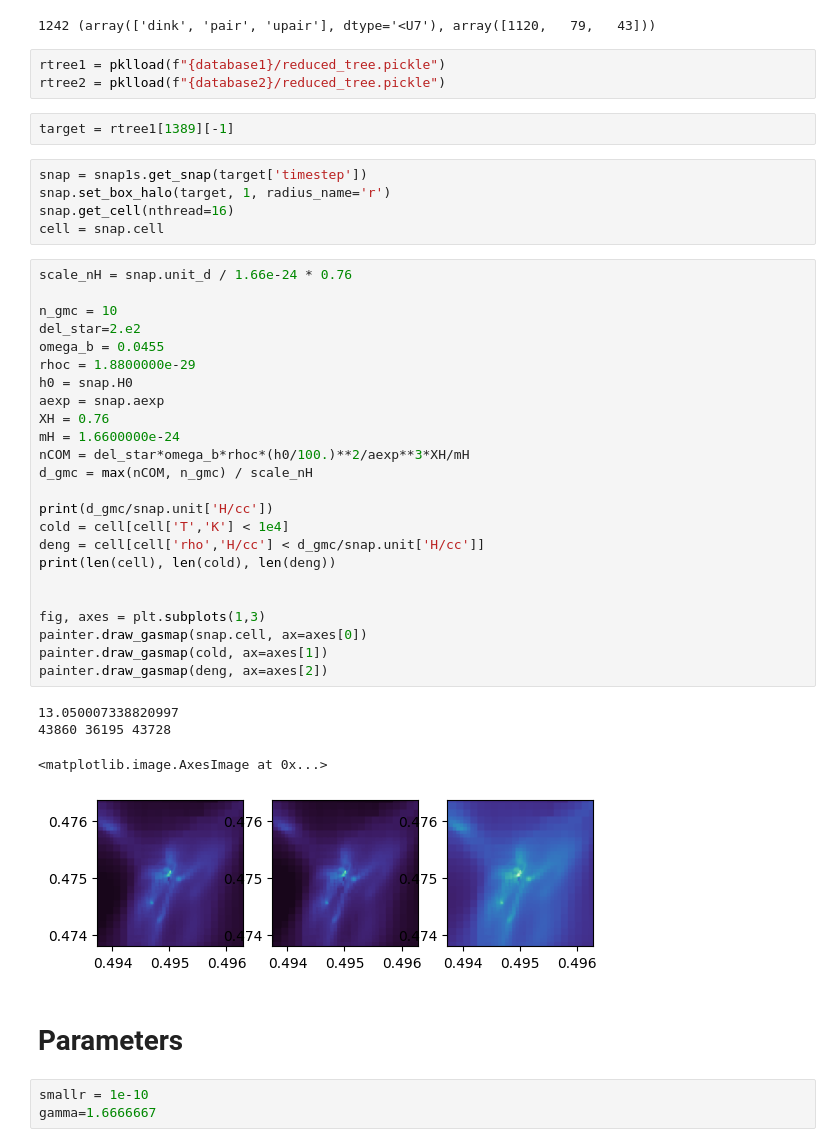
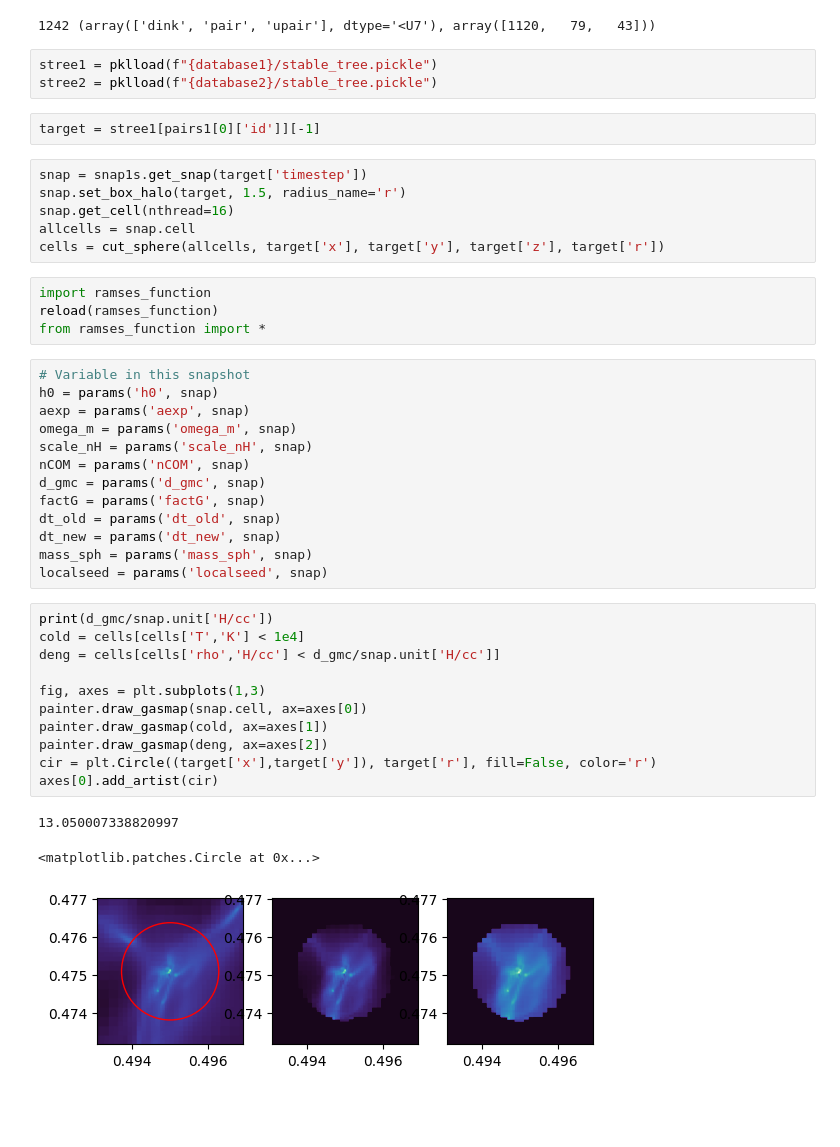
Before and after one commit to syj3514/MissingSat, a Jupyter notebook: 07_starformation.ipynb, the cells around one changed output. Cells and saved outputs as stored; diff of their text form; blank space fills up the shorter version.

```diff
--- a/07_starformation.ipynb
+++ b/07_starformation.ipynb
@@ -130,46 +130,45 @@ print(len(allsubs2), np.unique(states2, return_counts=True))
 # %% [output]
 1242 (array(['dink', 'pair', 'upair'], dtype='<U7'), array([1120,   79,   43]))
 # %%
-rtree1 = pklload(f"{database1}/reduced_tree.pickle")
-rtree2 = pklload(f"{database2}/reduced_tree.pickle")
+stree1 = pklload(f"{database1}/stable_tree.pickle")
+stree2 = pklload(f"{database2}/stable_tree.pickle")
-# %%
-target = rtree1[1389][-1]
+# %%
+target = stree1[pairs1[0]['id']][-1]
 # %%
 snap = snap1s.get_snap(target['timestep'])
-snap.set_box_halo(target, 1, radius_name='r')
+snap.set_box_halo(target, 1.5, radius_name='r')
 snap.get_cell(nthread=16)
-cell = snap.cell
+allcells = snap.cell
+cells = cut_sphere(allcells, target['x'], target['y'], target['z'], target['r'])
+# %%
+import ramses_function
+reload(ramses_function)
+from ramses_function import *
+# %%
+# Variable in this snapshot
+h0 = params('h0', snap)
+aexp = params('aexp', snap)
+omega_m = params('omega_m', snap)
+scale_nH = params('scale_nH', snap)
+nCOM = params('nCOM', snap)
+d_gmc = params('d_gmc', snap)
+factG = params('factG', snap)
+dt_old = params('dt_old', snap)
+dt_new = params('dt_new', snap)
+mass_sph = params('mass_sph', snap)
+localseed = params('localseed', snap)
 # %%
-scale_nH = snap.unit_d / 1.66e-24 * 0.76
-
-n_gmc = 10
-del_star=2.e2
-omega_b = 0.0455
-rhoc = 1.8800000e-29
-h0 = snap.H0
-aexp = snap.aexp
-XH = 0.76
-mH = 1.6600000e-24
-nCOM = del_star*omega_b*rhoc*(h0/100.)**2/aexp**3*XH/mH
-d_gmc = max(nCOM, n_gmc) / scale_nH
-
 print(d_gmc/snap.unit['H/cc'])
-cold = cell[cell['T','K'] < 1e4]
-deng = cell[cell['rho','H/cc'] < d_gmc/snap.unit['H/cc']]
-print(len(cell), len(cold), len(deng))
-
+cold = cells[cells['T','K'] < 1e4]
+deng = cells[cells['rho','H/cc'] < d_gmc/snap.unit['H/cc']]
 
 fig, axes = plt.subplots(1,3)
 painter.draw_gasmap(snap.cell, ax=axes[0])
 painter.draw_gasmap(cold, ax=axes[1])
 painter.draw_gasmap(deng, ax=axes[2])
+cir = plt.Circle((target['x'],target['y']), target['r'], fill=False, color='r')
+axes[0].add_artist(cir)
 # %% [output]
 13.050007338820997
-43860 36195 43728
-<matplotlib.image.AxesImage at 0x...>
+<matplotlib.patches.Circle at 0x...>
-[figure, old version]
+[figure, new version]
-# %% [markdown]
-# Parameters
-# %%
-smallr = 1e-10
-gamma=1.6666667
```
Also changed, not shown: parts of 10 cells of this notebook, 6 other files.
